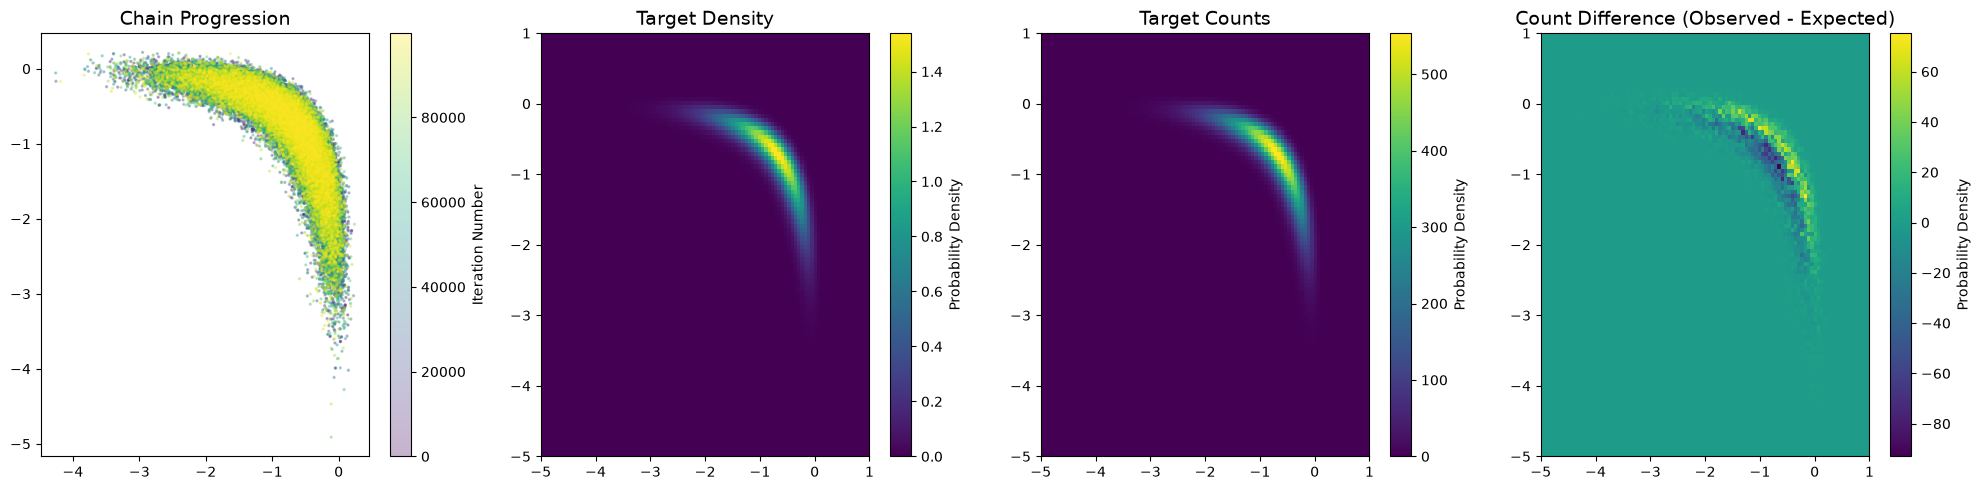
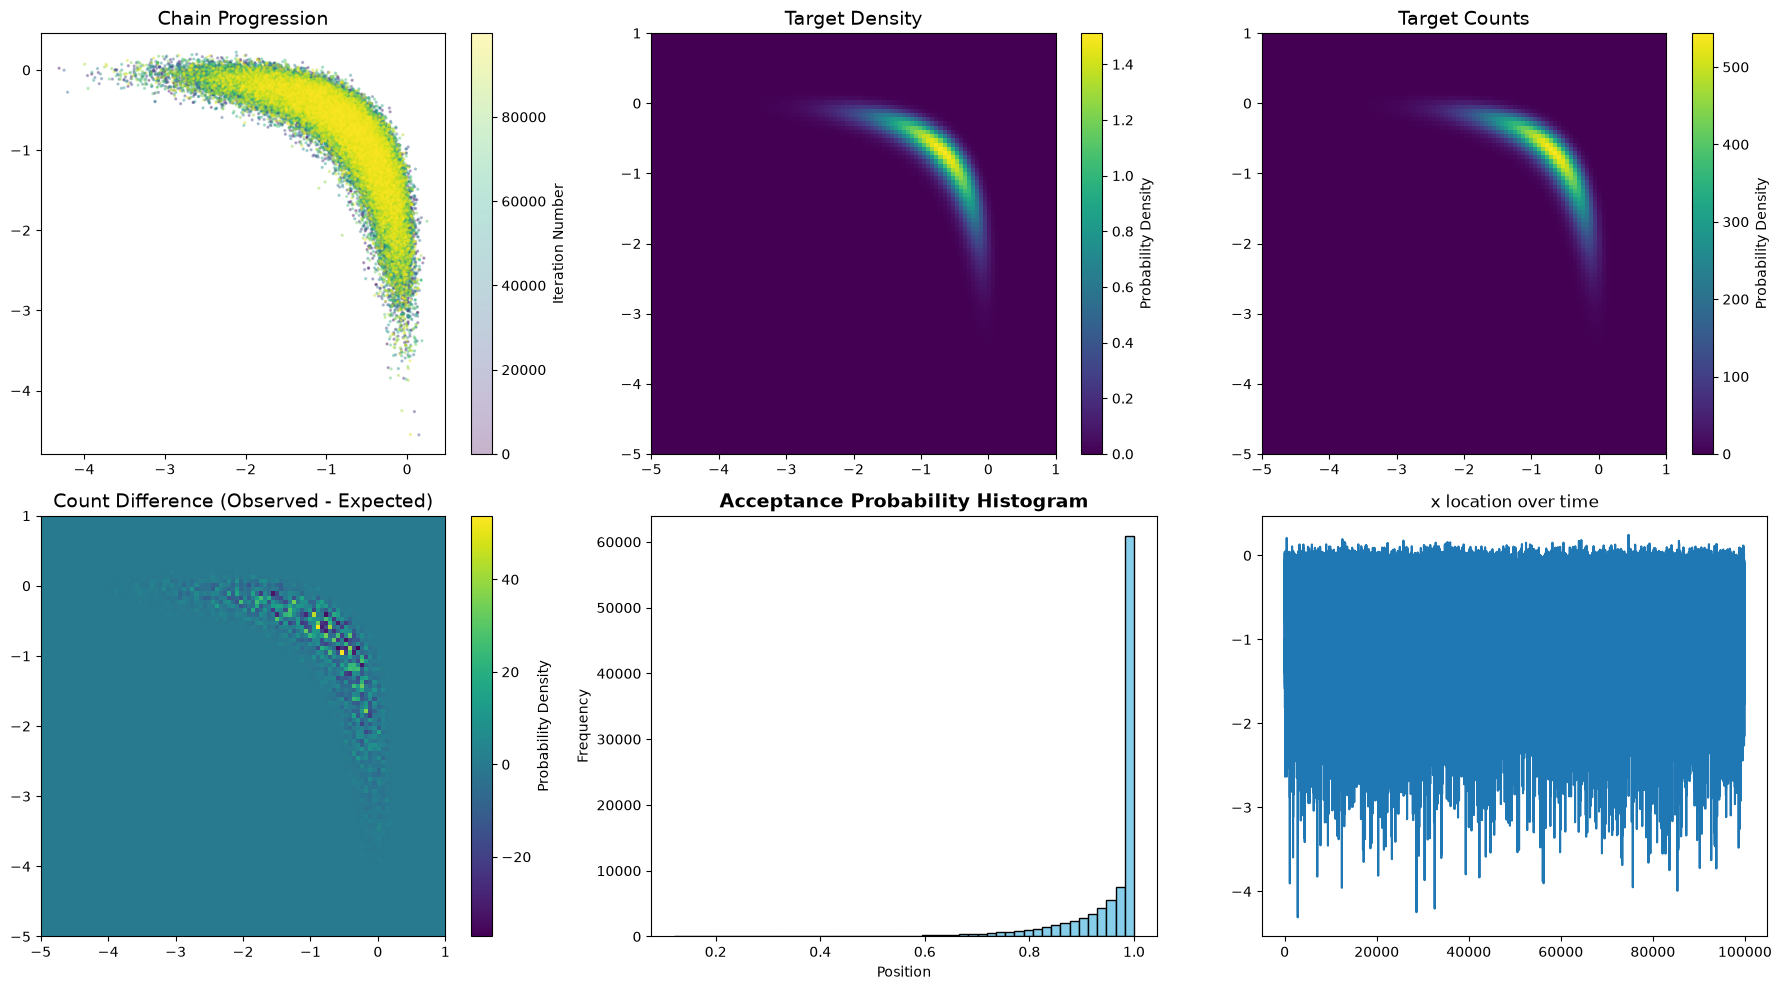
The notebook cell's code change between the first figure and the second:
--- before
+++ after
@@ -4,19 +4,37 @@
 num_good_samples = num_overall_steps - burn_in
 
-fig, axes = plt.subplots(1, 4, figsize=(20, 5))
-density_space_x = jnp.linspace(-5, 1, 100)
-density_space_y = jnp.linspace(-5, 1, 100)
-X, Y = jnp.meshgrid(density_space_x, density_space_y)
-pos = jnp.stack([X.ravel(), Y.ravel()], axis=-1)  # shape (N, 2)
+fig, axes = plt.subplots(2, 3, figsize=(18, 10))
 
-Z = jax.vmap(negative_logdensity)(pos)             # shape (N,)
-Z = jnp.exp(-Z).reshape(X.shape)
+n_cells = 100          # number of rectangles per axis
+k = 10               # sub-samples per axis per cell (k*k samples per cell)
+
+# cell *edges*, not centers — n_cells rectangles need n_cells+1 boundary points
+x_edges = jnp.linspace(-5, 1, n_cells + 1)
+y_edges = jnp.linspace(-5, 1, n_cells + 1)
+dx = x_edges[1] - x_edges[0]
+dy = y_edges[1] - y_edges[0]
+
+# midpoint-rule offsets within a cell, in (0, 1)
+offsets = (jnp.arange(k) + 0.5) / k
+
+# fine grid coords: for every cell, k points spread across its interior
+x_fine = (x_edges[:-1, None] + offsets[None, :] * dx).ravel()  # shape (n_cells*k,)
+y_fine = (y_edges[:-1, None] + offsets[None, :] * dy).ravel()
+
+Xf, Yf = jnp.meshgrid(x_fine, y_fine)
+pos_fine = jnp.stack([Xf.ravel(), Yf.ravel()], axis=-1)
+
+Z_fine = jax.vmap(negative_logdensity)(pos_fine)
+Z_fine = jnp.exp(-Z_fine).reshape(Xf.shape)          # shape (n_cells*k, n_cells*k)
+
+# block-average: group each k x k sub-block back into one cell and mean it
+Z_avg = Z_fine.reshape(n_cells, k, n_cells, k).mean(axis=(1, 3))  # shape (n_cells, n_cells)
 
 
-total_prob_density = jnp.sum(Z)*0.06**2;
-normalized_density = Z/total_prob_density
+total_prob_density = jnp.sum(Z_avg)*0.06**2;
+normalized_density = Z_avg/total_prob_density
 expected_bin_prob = normalized_density*0.06**2
 expected_counts = expected_bin_prob*num_good_samples
-observed_counts = jnp.zeros(Z.shape)
+observed_counts = jnp.zeros(Z_avg.shape)
 x_values = jnp.floor((overall_position_arr[:, 0] + 5) * 100 / 6.0).astype(int)
 y_values = jnp.floor((overall_position_arr[:, 1] + 5) * 100 / 6.0).astype(int)
@@ -27,30 +45,37 @@
 iterations = np.arange(len(overall_position_arr))
 
-scatter2 = axes[0].scatter(overall_position_arr[:, 0], overall_position_arr[:, 1], 
+scatter2 = axes[0][0].scatter(overall_position_arr[:, 0], overall_position_arr[:, 1], 
                            c=iterations, cmap='viridis', alpha=0.3, s=2)
-axes[0].set_title("Chain Progression", fontsize=14)
+axes[0][0].set_title("Chain Progression", fontsize=14)
 # For colorbars in subplots, you must tell it which axis to attach to
-fig.colorbar(scatter2, ax=axes[0], label="Iteration Number") 
+fig.colorbar(scatter2, ax=axes[0][0], label="Iteration Number") 
 
-heatmap = axes[1].imshow(normalized_density, extent=[-5, 1, -5, 1], origin='lower', cmap='viridis', aspect='auto')
-axes[1].set_title("Target Density", fontsize = 14)
+heatmap = axes[0][1].imshow(normalized_density, extent=[-5, 1, -5, 1], origin='lower', cmap='viridis', aspect='auto')
+axes[0][1].set_title("Target Density", fontsize = 14)
 # Add a colorbar, labels, and title
-fig.colorbar(heatmap, ax=axes[1], label='Probability Density')
+fig.colorbar(heatmap, ax=axes[0][1], label='Probability Density')
 
-heatmap = axes[2].imshow(expected_counts, extent=[-5, 1, -5, 1], origin='lower', cmap='viridis', aspect='auto')
-axes[2].set_title("Target Counts", fontsize = 14)
+heatmap = axes[0][2].imshow(expected_counts, extent=[-5, 1, -5, 1], origin='lower', cmap='viridis', aspect='auto')
+axes[0][2].set_title("Target Counts", fontsize = 14)
 # Add a colorbar, labels, and title
-fig.colorbar(heatmap, ax=axes[2], label='Probability Density')
+fig.colorbar(heatmap, ax=axes[0][2], label='Probability Density')
 
-heatmap = axes[3].imshow(observed_counts - expected_counts, extent=[-5, 1, -5, 1], origin='lower', cmap='viridis', aspect='auto')
-axes[3].set_title("Count Difference (Observed - Expected)", fontsize = 14)
+heatmap = axes[1][0].imshow(observed_counts - expected_counts, extent=[-5, 1, -5, 1], origin='lower', cmap='viridis', aspect='auto')
+axes[1][0].set_title("Count Difference (Observed - Expected)", fontsize = 14)
 # Add a colorbar, labels, and title
-fig.colorbar(heatmap, ax=axes[3], label='Probability Density')
+fig.colorbar(heatmap, ax=axes[1][0], label='Probability Density')
 
+axes[1][1].hist(accept_prob_arr, bins=50, edgecolor='black', color='skyblue')
 
-# Clean up the layout and display the plot
+# Add labels and a title to make it readable
+axes[1][1].set_title('Acceptance Probability Histogram', fontsize=14, fontweight='bold')
+axes[1][1].set_xlabel('Position')
+axes[1][1].set_ylabel('Frequency')
+
+axes[1][2].plot(iterations, overall_position_arr[:, 0])
+axes[1][2].set_title("x location over time")
+
 plt.tight_layout()
 plt.show()
-
 
 def KL_divergence(expected_probs, observed_probs, jitter):
@@ -60,3 +85,13 @@
     return jnp.sum(KL_array)
 
+
+chi_2_significance_mask = expected_counts >= 5
+
+important_expected_counts = expected_counts[chi_2_significance_mask]
+important_observed_counts = observed_counts[chi_2_significance_mask]
+chi_2 = jnp.sum((important_observed_counts - important_expected_counts)**2/important_expected_counts)
+
+cov = cov = jnp.cov(overall_position_arr, rowvar=False)
+print(cov)
+
 print(f"KL_divergence is {KL_divergence(expected_bin_prob, observed_bin_prob, jitter = 1e-5)}")

Commit: day 9 changes